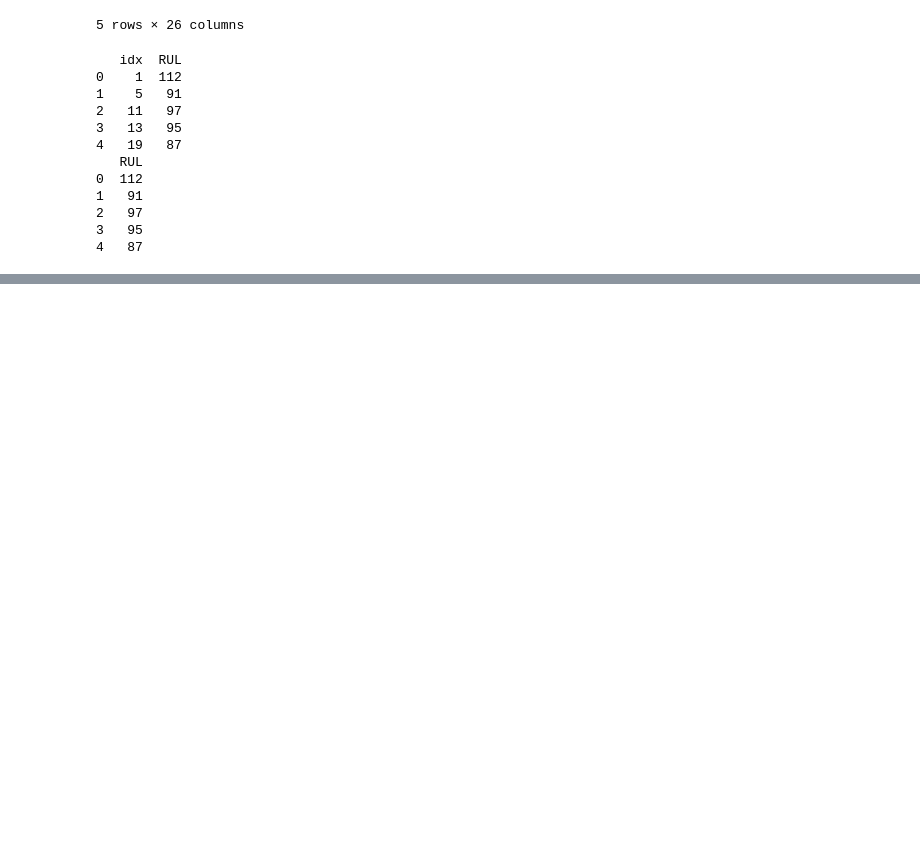
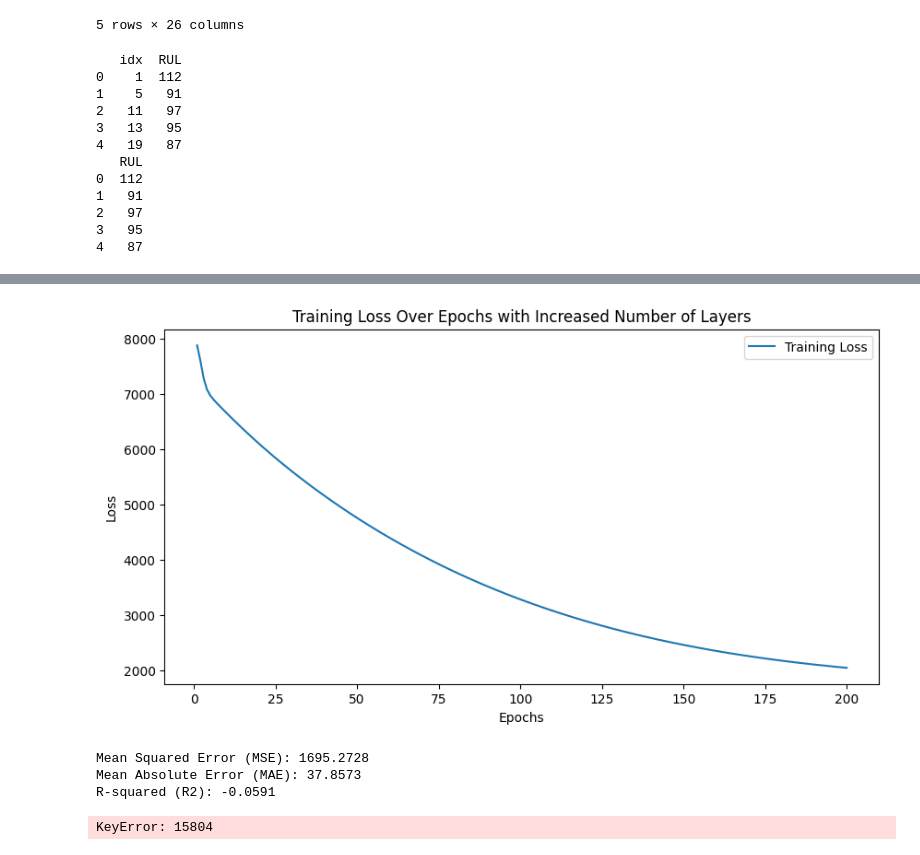
Before and after one commit to zhillan-arf/Tugas4, a Jupyter notebook: notebook.ipynb, the cells around one changed output, grey strips where cells are left out. Drawn from its saved outputs; the diff is of its cells as text; code cells hidden in the pictures; blank space fills up the shorter version.

```diff
--- a/notebook.ipynb
+++ b/notebook.ipynb
@@ -283,0 +378,29 @@ R-squared (R2): -2.1085
+# %%
+# Increase the number of layers
+num_layers = 3  # Previously 2
+
+# Define and train the model with new number of layers
+model = GRUModel(input_size, hidden_size, output_size, num_layers).to(device)
+optimizer = torch.optim.Adam(model.parameters(), lr=learning_rate)
+
+loss_history = train_model(model, train_loader, criterion, optimizer, num_epochs)
+
+# Plot the loss history
+plt.figure(figsize=(10, 5))
+plt.plot(range(1, num_epochs + 1), loss_history, label='Training Loss')
+plt.xlabel('Epochs')
+plt.ylabel('Loss')
+plt.title('Training Loss Over Epochs with Increased Number of Layers')
+plt.legend()
+plt.show()
+
+# Evaluate the model
+predictions, true_values = predict(model, test_loader)
+mse = mean_squared_error(true_values, predictions)
+mae = mean_absolute_error(true_values, predictions)
+r2 = r2_score(true_values, predictions)
+
+print(f'Mean Squared Error (MSE): {mse:.4f}')
+print(f'Mean Absolute Error (MAE): {mae:.4f}')
+print(f'R-squared (R2): {r2:.4f}')
+# %% [output]
@@ -283,0 +427,4 @@ R-squared (R2): -2.1085
+[figure, added]
+Mean Squared Error (MSE): 1695.2728
+Mean Absolute Error (MAE): 37.8573
+R-squared (R2): -0.0591
@@ -283,0 +433,30 @@ R-squared (R2): -2.1085
+# %%
+# Adjust the learning rate
+learning_rate = 0.01  # Previously 0.001
+
+# Define and train the model with new learning rate
+model = GRUModel(input_size, hidden_size, output_size, num_layers).to(device)
+optimizer = torch.optim.Adam(model.parameters(), lr=learning_rate)
+
+loss_history = train_model(model, train_loader, criterion, optimizer, num_epochs)
+
+# Plot the loss history
+plt.figure(figsize=(10, 5))
+plt.plot(range(1, num_epochs + 1), loss_history, label='Training Loss')
+plt.xlabel('Epochs')
+plt.ylabel('Loss')
+plt.title('Training Loss Over Epochs with Adjusted Learning Rate')
+plt.legend()
+plt.show()
+
+# Evaluate the model
+predictions, true_values = predict(model, test_loader)
+mse = mean_squared_error(true_values, predictions)
+mae = mean_absolute_error(true_values, predictions)
+r2 = r2_score(true_values, predictions)
+
+print(f'Mean Squared Error (MSE): {mse:.4f}')
+print(f'Mean Absolute Error (MAE): {mae:.4f}')
+print(f'R-squared (R2): {r2:.4f}')
+# %% [output]
+KeyError: 15804
```
Also changed, not shown: parts of 15 cells of this notebook.
